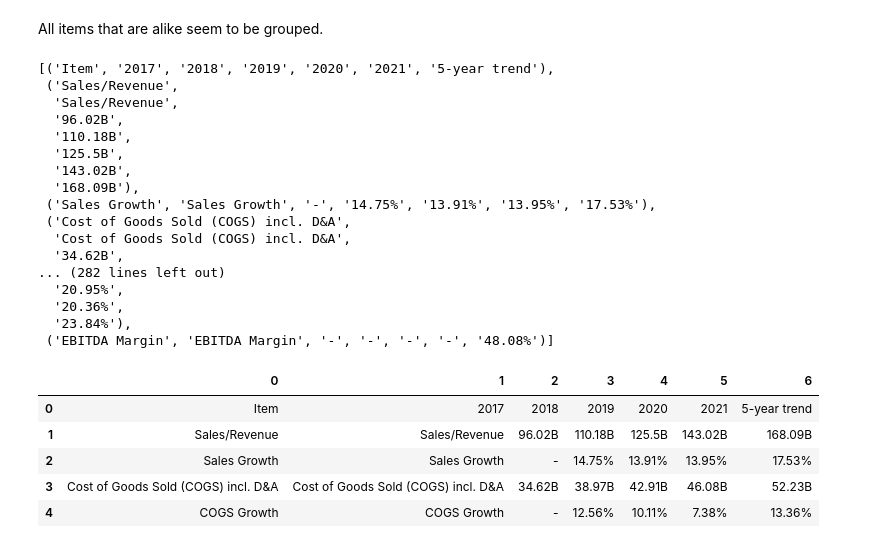
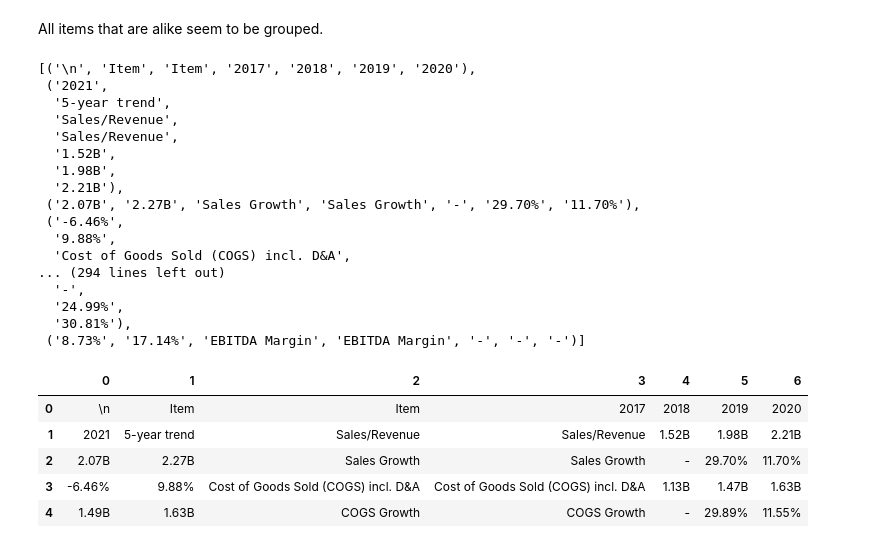
Before and after one commit to jaykayso/glamorgan, a Jupyter notebook: webscraper.ipynb, the cells around one changed output. Cells and saved outputs as stored; diff of their text form; code cells hidden in the pictures.

```diff
--- a/webscraper.ipynb
+++ b/webscraper.ipynb
@@ -19,6 +19,6 @@ A simple trick cited by the source URL: Adjust the stock symbol and plug it into
 # Enter a stock symbol
 index= "MSFT"
 # URL link
-url_is = "https://finance.yahoo.com/quote/" + index + "/financials?p=" + index
-url_bs = "https://finance.yahoo.com/quote/" + index + "/balance-sheet?p=" + index
-url_cf = "https://finance.yahoo.com/quote/" + index + "/cash-flow?p=" + index
+url_is = "https://www.marketwatch.com/investing/stock/" + index + "/financials?mod=mw_quote_tab"
+url_bs = "https://www.marketwatch.com/investing/stock/" + index + "financials/balance-sheet"
+url_cf = "https://www.marketwatch.com/investing/stock/" + index + "/financials/cash-flow"
@@ -128,31 +103,31 @@ All items that are alike seem to be grouped.
 # %%
 is_data
 # %% [output]
-[('Item', '2017', '2018', '2019', '2020', '2021', '5-year trend'),
- ('Sales/Revenue',
+[('\n', 'Item', 'Item', '2017', '2018', '2019', '2020'),
+ ('2021',
+  '5-year trend',
   'Sales/Revenue',
-  '96.02B',
-  '110.18B',
-  '125.5B',
-  '143.02B',
-  '168.09B'),
- ('Sales Growth', 'Sales Growth', '-', '14.75%', '13.91%', '13.95%', '17.53%'),
- ('Cost of Goods Sold (COGS) incl. D&A',
+  'Sales/Revenue',
+  '1.52B',
+  '1.98B',
+  '2.21B'),
+ ('2.07B', '2.27B', 'Sales Growth', 'Sales Growth', '-', '29.70%', '11.70%'),
+ ('-6.46%',
+  '9.88%',
   'Cost of Goods Sold (COGS) incl. D&A',
-  '34.62B',
-... (282 lines left out)
-  '20.95%',
-  '20.36%',
-  '23.84%'),
- ('EBITDA Margin', 'EBITDA Margin', '-', '-', '-', '-', '48.08%')]
+... (294 lines left out)
+  '-',
+  '24.99%',
+  '30.81%'),
+ ('8.73%', '17.14%', 'EBITDA Margin', 'EBITDA Margin', '-', '-', '-')]
 # %%
-Income_st = pd.DataFrame(is_data[0:])
+fin_df = pd.DataFrame(is_data[0:])
 # %%
-Income_st.head()
+fin_df.head()
 # %% [output]
 |  | 0 | 1 | 2 | 3 | 4 | 5 | 6 |
-| 0 | Item | 2017 | 2018 | 2019 | 2020 | 2021 | 5-year trend |
-| 1 | Sales/Revenue | Sales/Revenue | 96.02B | 110.18B | 125.5B | 143.02B | 168.09B |
-| 2 | Sales Growth | Sales Growth | - | 14.75% | 13.91% | 13.95% | 17.53% |
-| 3 | Cost of Goods Sold (COGS) incl. D&A | Cost of Goods Sold (COGS) incl. D&A | 34.62B | 38.97B | 42.91B | 46.08B | 52.23B |
-| 4 | COGS Growth | COGS Growth | - | 12.56% | 10.11% | 7.38% | 13.36% |
+| 0 | \n | Item | Item | 2017 | 2018 | 2019 | 2020 |
+| 1 | 2021 | 5-year trend | Sales/Revenue | Sales/Revenue | 1.52B | 1.98B | 2.21B |
+| 2 | 2.07B | 2.27B | Sales Growth | Sales Growth | - | 29.70% | 11.70% |
+| 3 | -6.46% | 9.88% | Cost of Goods Sold (COGS) incl. D&A | Cost of Goods Sold (COGS) incl. D&A | 1.13B | 1.47B | 1.63B |
+| 4 | 1.49B | 1.63B | COGS Growth | COGS Growth | - | 29.89% | 11.55% |
```
Also changed, not shown: parts of 8 cells of this notebook.
